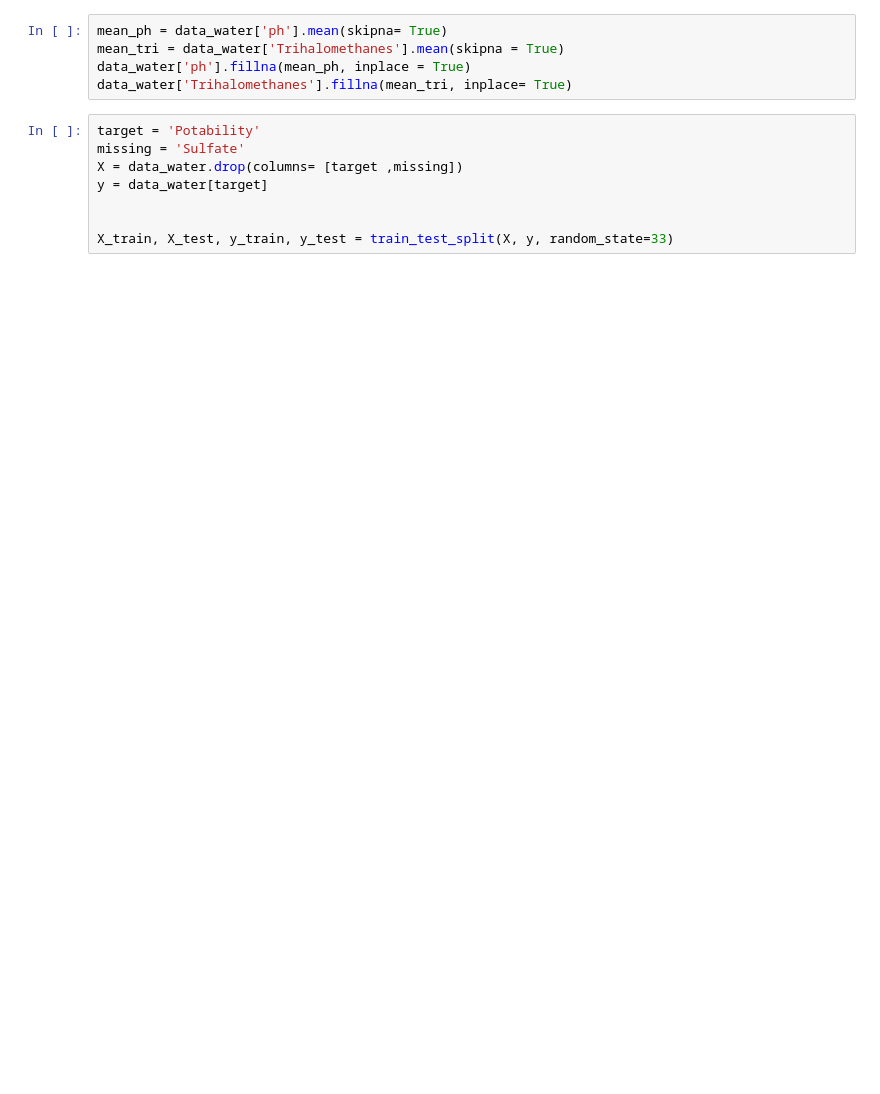
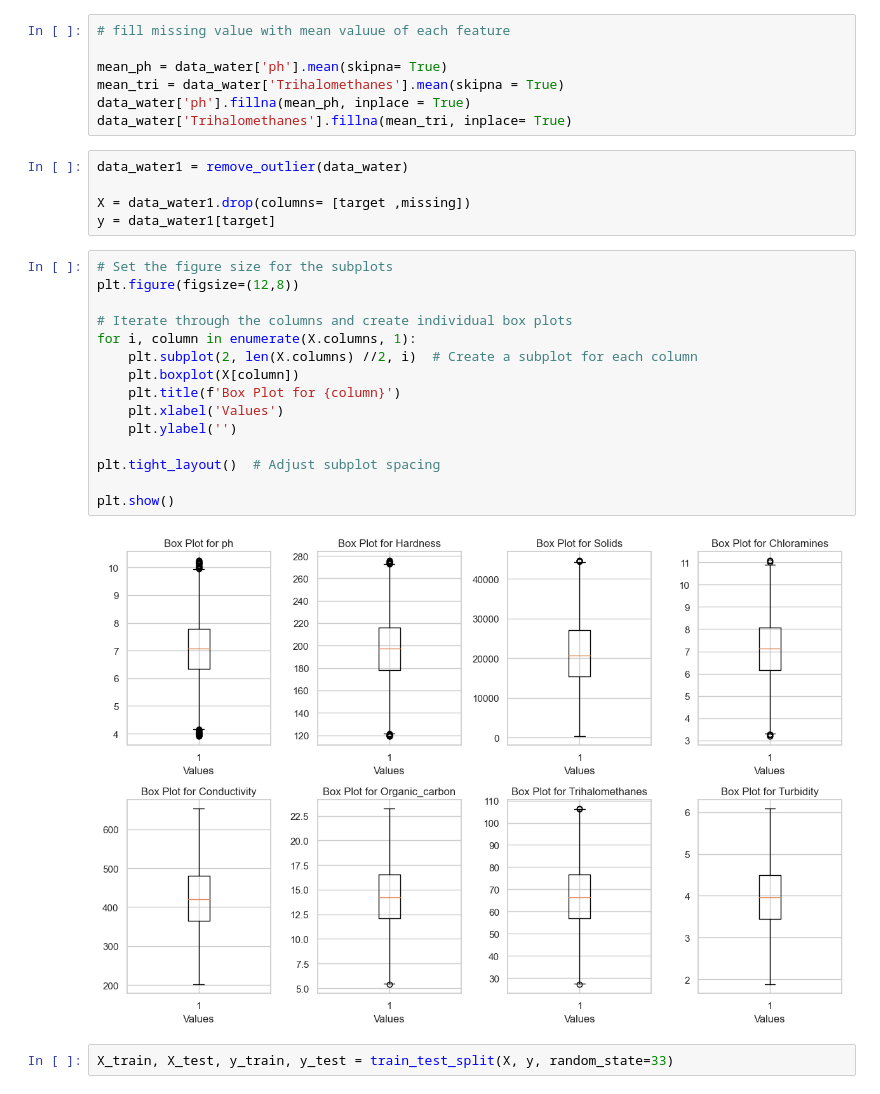
Before and after one commit to leedh7878/DanielLee_Project_Portfolio, a Jupyter notebook: Water_Quality_Potability/src/water_quality.ipynb, the cells around one changed output. Cells and saved outputs as stored; diff of their text form; blank space fills up the shorter version.

```diff
--- a/Water_Quality_Potability/src/water_quality.ipynb
+++ b/Water_Quality_Potability/src/water_quality.ipynb
@@ -50,15 +95,33 @@ plt.show()
 # %%
+# fill missing value with mean valuue of each feature
+
 mean_ph = data_water['ph'].mean(skipna= True)
 mean_tri = data_water['Trihalomethanes'].mean(skipna = True)
 data_water['ph'].fillna(mean_ph, inplace = True)
 data_water['Trihalomethanes'].fillna(mean_tri, inplace= True)
+# %%
+data_water1 = remove_outlier(data_water)
+
+X = data_water1.drop(columns= [target ,missing])
+y = data_water1[target]
+# %%
+# Set the figure size for the subplots
+plt.figure(figsize=(12,8))
+
+# Iterate through the columns and create individual box plots
+for i, column in enumerate(X.columns, 1):
+    plt.subplot(2, len(X.columns) //2, i)  # Create a subplot for each column
+    plt.boxplot(X[column])
+    plt.title(f'Box Plot for {column}')
+    plt.xlabel('Values')
+    plt.ylabel('')
+
+plt.tight_layout()  # Adjust subplot spacing
+
+plt.show()
+# %% [output]
+[figure, added]
 # %%
-target = 'Potability'
-missing = 'Sulfate'
-X = data_water.drop(columns= [target ,missing])
-y = data_water[target]
-
-
 X_train, X_test, y_train, y_test = train_test_split(X, y, random_state=33)
 # %%
 # Correlation heatmap
```
Also changed, not shown: parts of 24 cells of this notebook.
